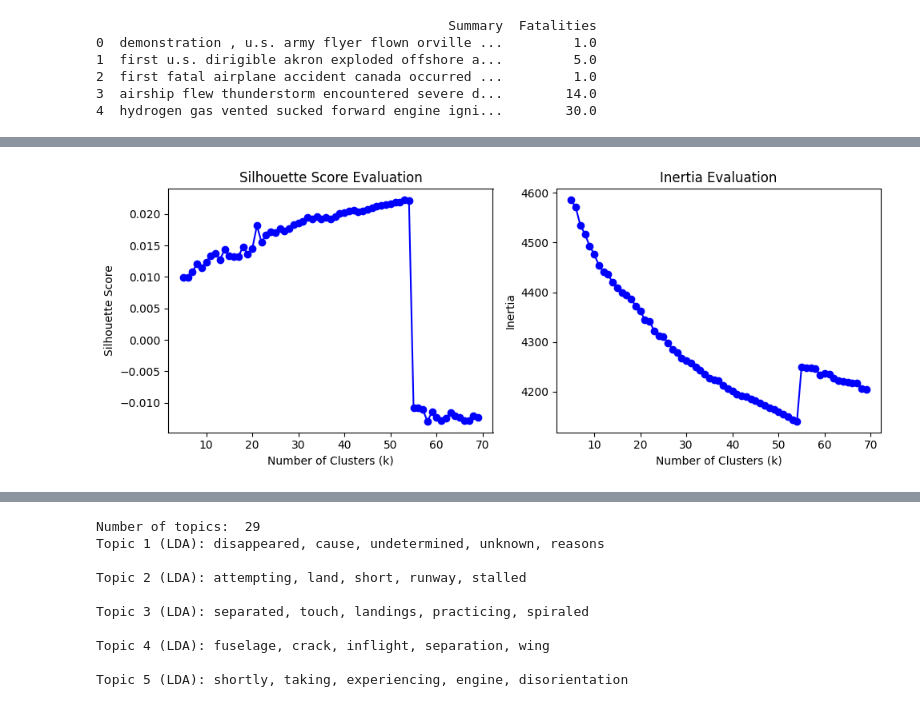
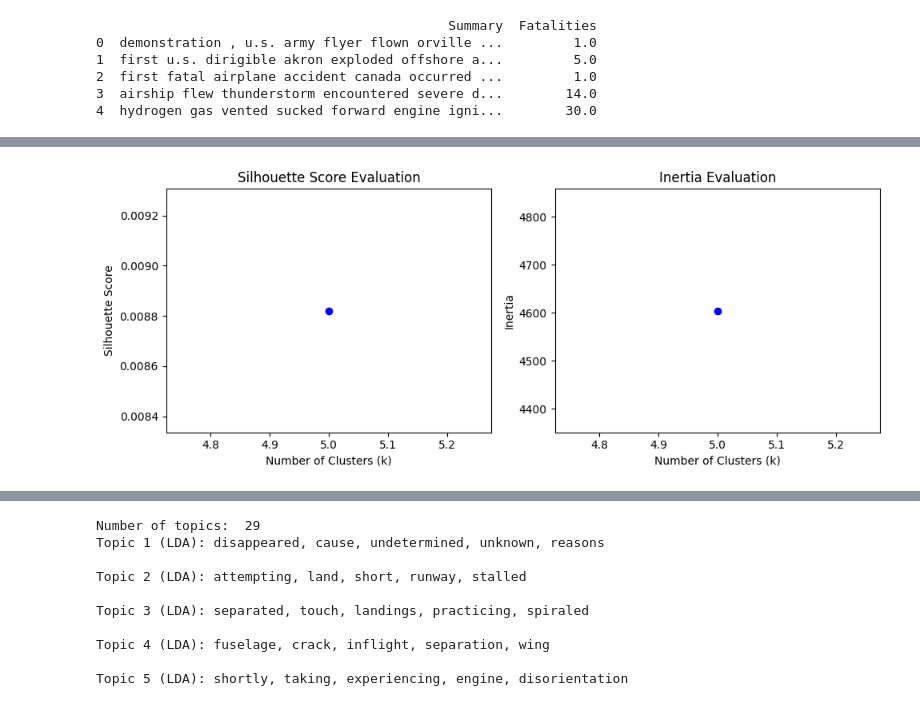
Before and after one commit to zlattah/air_crash_analysis, a Jupyter notebook: causes.ipynb, the cells around one changed output, grey strips where cells are left out. Saved outputs shown, nothing was run; the diff lists cells and outputs as text; code cells hidden in the pictures.

```diff
--- a/causes.ipynb
+++ b/causes.ipynb
@@ -44,10 +71,18 @@ print(df.head())
 # %%
-# Tokenize the text and remove stopwords
+df = df[['Summary', 'Fatalities']]
+df = df.drop_duplicates()
+df = df.dropna(subset=['Summary', 'Fatalities'])
+
+    # Data cleaning and standardization
+df['Summary'] = df['Summary'].str.lower()  # Convert to lowercase
+df['Summary'] = df['Summary'].str.replace(r'[^\w\s]', '')  # Remove punctuation
+
+    # Tokenize the text and remove stopwords
 stop_words = set(stopwords.words('english'))
 stop_words.update(['plane', 'aircraft', 'flight','crashed','en','route','sea','miles','ft','000','500','200','mt'])  # Add additional words to remove
 df['Summary'] = df['Summary'].apply(lambda x: ' '.join([word for word in word_tokenize(x) if word not in stop_words]))
 
-# Print the updated DataFrame
+    # Print the updated DataFrame
 print(df.head())
 # %% [output]
                                              Summary  Fatalities
@@ -57,18 +92,22 @@ print(df.head())
 3  airship flew thunderstorm encountered severe d...        14.0
 4  hydrogen gas vented sucked forward engine igni...        30.0
 # %%
-# Initialize the TF-IDF vectorizer
+
+    # Fill missing values in the 'Summary' column with an empty string
+df['Summary'] = df['Summary'].fillna('')
+
+    # Initialize the TF-IDF vectorizer
 vectorizer = TfidfVectorizer()
 
-# Fit and transform the data
+    # Fit and transform the data
 features = vectorizer.fit_transform(df['Summary'])
 
-# Convert the features to a DataFrame
+    # Convert the features to a DataFrame
 features_df = pd.DataFrame(
     features.toarray(),
     columns=vectorizer.get_feature_names_out(),
     index=df.index
 )
 
-# Print the feature matrix
-print(features_df)
+    # Print the feature matrix
+    #print(features_df)
@@ -93,6 +114,6 @@ print(features_df)
 # %%
 # Define a range of k values to evaluate
-k_values = range(5, 70)  # Adjust the range as desired
+k_values = range(5, 6)  # Adjust the range as desired
 
 # Initialize lists to store the evaluation scores
 silhouette_scores = []
@@ -101,31 +122,31 @@ inertia_scores = []
 # Perform clustering and evaluate for each k value
 for k in k_values:
     kmeans = KMeans(n_clusters=k, random_state=42)
     kmeans.fit(features)
     labels = kmeans.labels_
 
     # Calculate silhouette score
     silhouette = silhouette_score(features, labels)
     silhouette_scores.append(silhouette)
 
     # Calculate inertia (within-cluster sum of squares)
     inertia_scores.append(kmeans.inertia_)
 
 # Plot the evaluation scores
 plt.figure(figsize=(10, 4))
 plt.subplot(1, 2, 1)
 plt.plot(k_values, silhouette_scores, 'bo-')
 plt.xlabel('Number of Clusters (k)')
 plt.ylabel('Silhouette Score')
 plt.title('Silhouette Score Evaluation')
 
 plt.subplot(1, 2, 2)
 plt.plot(k_values, inertia_scores, 'bo-')
 plt.xlabel('Number of Clusters (k)')
 plt.ylabel('Inertia')
 plt.title('Inertia Evaluation')
 
 plt.tight_layout()
 plt.show()
 # %% [output]
-[figure, old version]
+[figure, new version]
```
Also changed, not shown: parts of 12 cells of this notebook, 8 other files.
